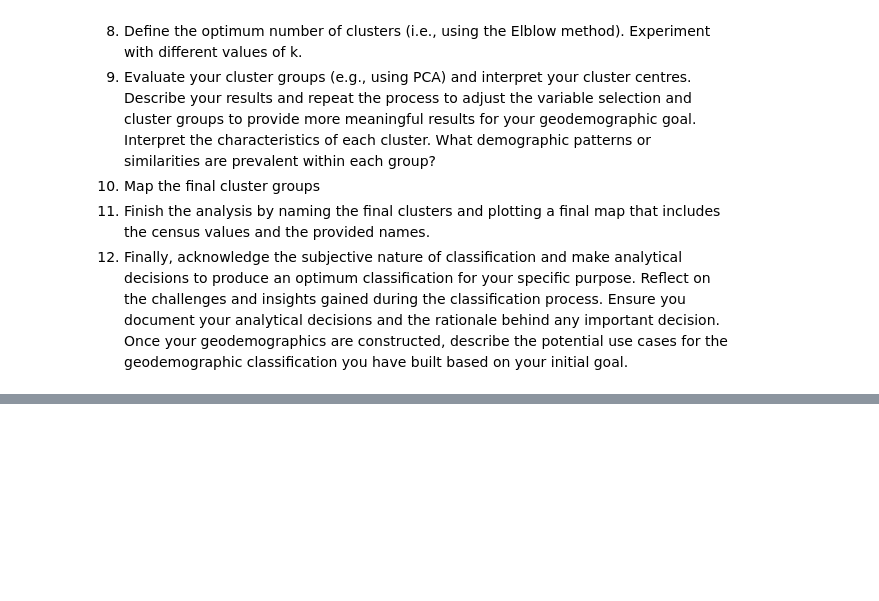
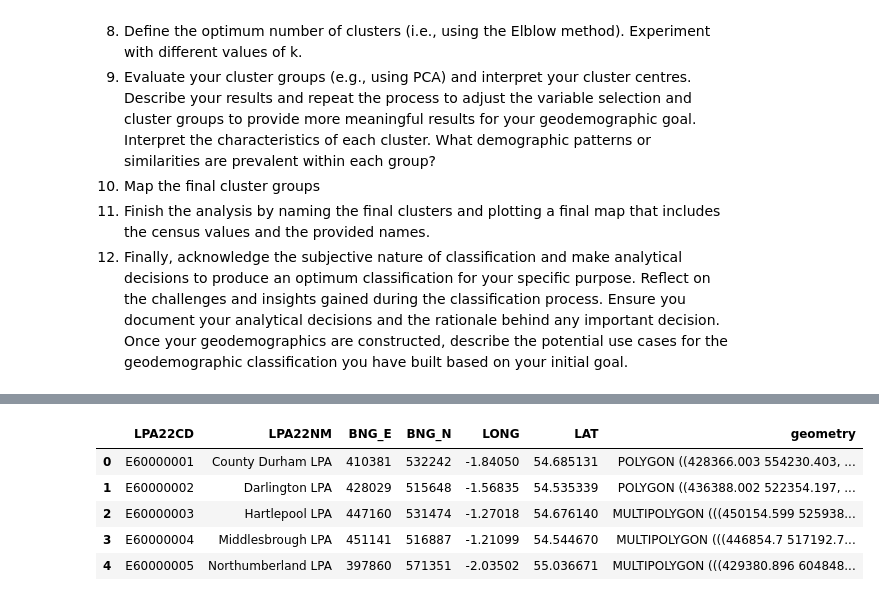
Before and after one commit to beapinol/UrbanAn, a Jupyter notebook: Lab_Six/UA_LabWorkbook_6.2.ipynb, the cells around one changed output, grey strips where cells are left out. Cells and saved outputs as stored; diff of their text form; code cells hidden in the pictures; blank space fills up the shorter version.

```diff
--- a/Lab_Six/UA_LabWorkbook_6.2.ipynb
+++ b/Lab_Six/UA_LabWorkbook_6.2.ipynb
@@ -23,0 +74,17 @@ In this challenge, you will replicate the process of creating a geodemographic c
+# %%
+#working with only the lower tier local authority of Brighton and Hove
+import pandas as pd
+import geopandas as gpd
+
+#first have to import the shapefile of local authority boundaries for England
+shp_path = "data/lab_raw_data/LPA_APR_2022_UK_BFC.shp"
+gdf = gpd.read_file(shp_path)
+
+gdf.head()
+# %% [output]
+|  | LPA22CD | LPA22NM | BNG_E | BNG_N | LONG | LAT | geometry |
+| 0 | E60000001 | County Durham LPA | 410381 | 532242 | -1.84050 | 54.685131 | POLYGON ((428366.003 554230.403, ... |
+| 1 | E60000002 | Darlington LPA | 428029 | 515648 | -1.56835 | 54.535339 | POLYGON ((436388.002 522354.197, ... |
+| 2 | E60000003 | Hartlepool LPA | 447160 | 531474 | -1.27018 | 54.676140 | MULTIPOLYGON (((450154.599 525938... |
+| 3 | E60000004 | Middlesbrough LPA | 451141 | 516887 | -1.21099 | 54.544670 | MULTIPOLYGON (((446854.7 517192.7... |
+| 4 | E60000005 | Northumberland LPA | 397860 | 571351 | -2.03502 | 55.036671 | MULTIPOLYGON (((429380.896 604848... |
```
Also changed, not shown: parts of 12 cells of this notebook, 13 other files.
